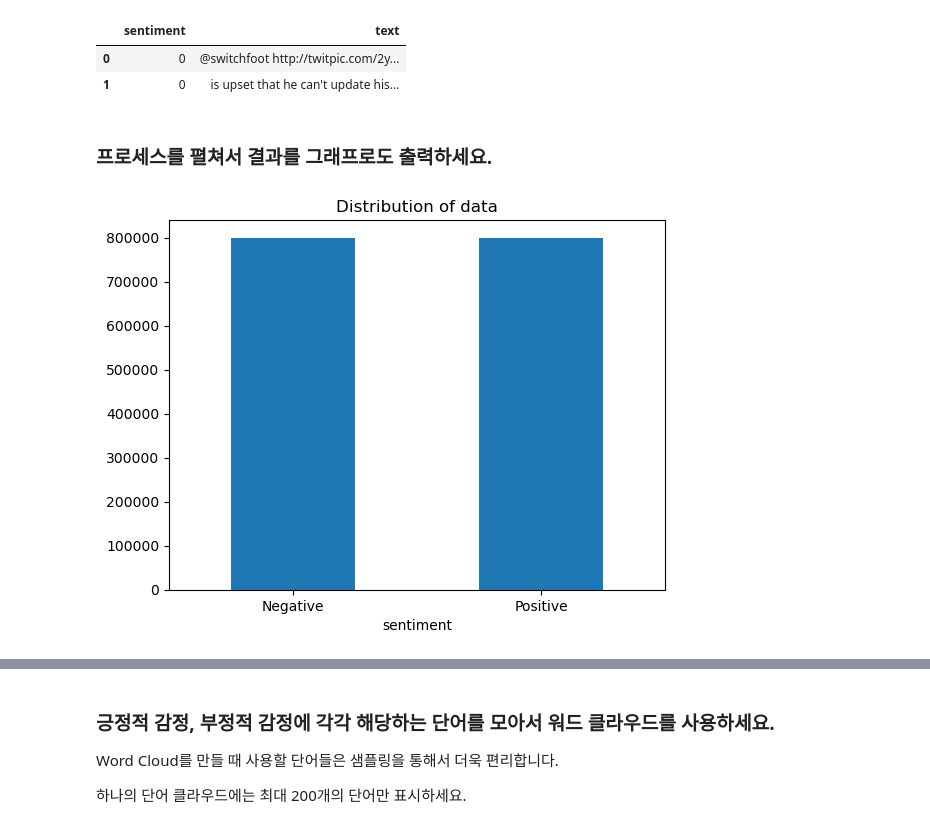
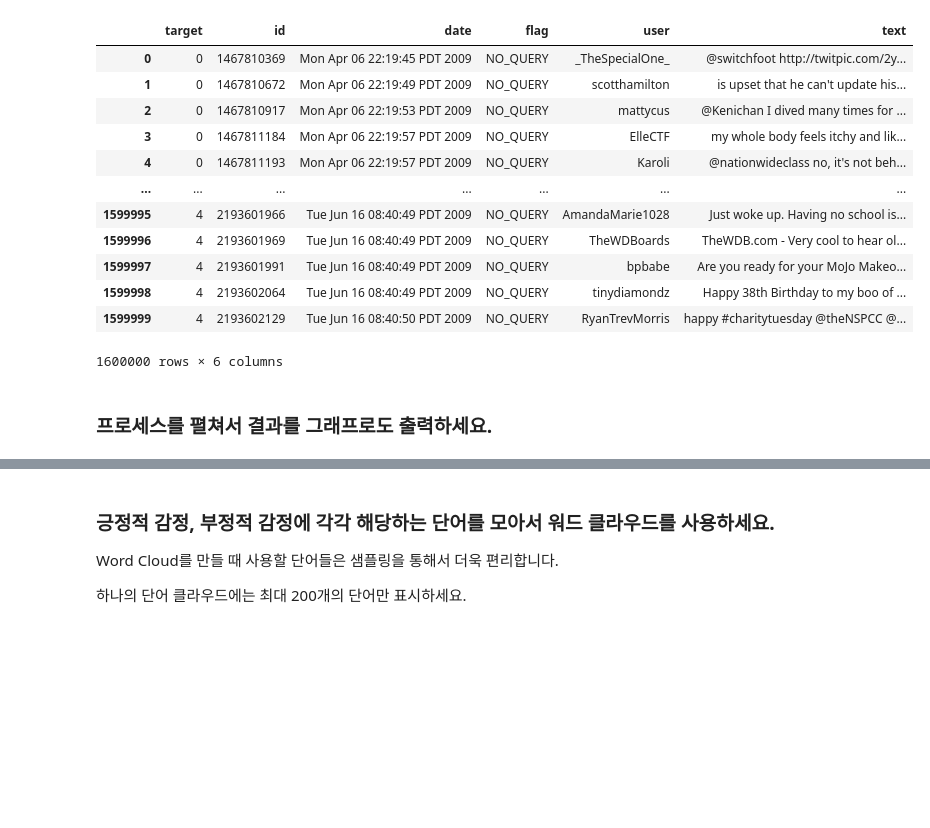
Before and after one commit to ssangmin-junior/softeer_wiki, a Jupyter notebook: missions/w2/m5/w2m5_sentiment.ipynb, the cells around one changed output, grey strips where cells are left out. Saved outputs shown, nothing was run; the diff lists cells and outputs as text; code cells hidden in the pictures; blank space fills up the shorter version.

```diff
--- a/missions/w2/m5/w2m5_sentiment.ipynb
+++ b/missions/w2/m5/w2m5_sentiment.ipynb
@@ -1,41 +1,46 @@
 # %%
+#!pip3 install wordcloud
+#!pip3 install nltk
 import pandas as pd
 import matplotlib.pyplot as plt
 from wordcloud import WordCloud
 import nltk
 from nltk.corpus import stopwords
 from nltk.tokenize import word_tokenize
 from collections import Counter
+import seaborn as sns
 import random
-
-#nltk.download('punkt')
-#nltk.download('stopwords')
+import re
+from tensorflow.keras.preprocessing.text import Tokenizer
 column_names = ['sentiment', 'ids', 'date','flag','user','text']  # 원하는 컬럼 이름으로 변경
 """
     target: 트윗의 감정(부정적은 0, 중립은 2, 긍정적은 1)
     ids: id
     date: (Sat May 16 23:58:44 UTC 2009)
     flag: 쿼리( lyx ). 쿼리가 없으면 이 값은 NO_QUERY (robotickilldozr)
     user:
     text:
 """
-data="/Users/admin/Documents/GitHub/softeer_wiki/missions/w2/training.1600000.processed.noemoticon.csv"
-data=pd.read_csv(data, encoding='cp1252', names=column_names)
-data = data[['sentiment','text']]
-data['sentiment'] = data['sentiment'].replace(4,1)
-data.head(2)
+data="/Users/admin/Documents/GitHub/softeer_wiki/missions/w2/m5/data.csv"
+headers = ['target','id','date','flag','user','text']
+df=pd.read_csv(data, encoding='cp1252', names = headers)
+
+#nltk.download('popular')
+#nltk.download('punkt')
+df
 # %% [output]
-|  | sentiment | text |
-| 0 | 0 | @switchfoot http://twitpic.com/2y... |
-| 1 | 0 | is upset that he can't update his... |
+|  | target | id | date | flag | user | text |
+| 0 | 0 | 1467810369 | Mon Apr 06 22:19:45 PDT 2009 | NO_QUERY | _TheSpecialOne_ | @switchfoot http://twitpic.com/2y... |
+| 1 | 0 | 1467810672 | Mon Apr 06 22:19:49 PDT 2009 | NO_QUERY | scotthamilton | is upset that he can't update his... |
+| 2 | 0 | 1467810917 | Mon Apr 06 22:19:53 PDT 2009 | NO_QUERY | mattycus | @Kenichan I dived many times for ... |
+| 3 | 0 | 1467811184 | Mon Apr 06 22:19:57 PDT 2009 | NO_QUERY | ElleCTF | my whole body feels itchy and lik... |
+| 4 | 0 | 1467811193 | Mon Apr 06 22:19:57 PDT 2009 | NO_QUERY | Karoli | @nationwideclass no, it's not beh... |
+| ... | ... | ... | ... | ... | ... | ... |
+| 1599995 | 4 | 2193601966 | Tue Jun 16 08:40:49 PDT 2009 | NO_QUERY | AmandaMarie1028 | Just woke up. Having no school is... |
+| 1599996 | 4 | 2193601969 | Tue Jun 16 08:40:49 PDT 2009 | NO_QUERY | TheWDBoards | TheWDB.com - Very cool to hear ol... |
+| 1599997 | 4 | 2193601991 | Tue Jun 16 08:40:49 PDT 2009 | NO_QUERY | bpbabe | Are you ready for your MoJo Makeo... |
+| 1599998 | 4 | 2193602064 | Tue Jun 16 08:40:49 PDT 2009 | NO_QUERY | tinydiamondz | Happy 38th Birthday to my boo of ... |
+| 1599999 | 4 | 2193602129 | Tue Jun 16 08:40:50 PDT 2009 | NO_QUERY | RyanTrevMorris | happy #charitytuesday @theNSPCC @... |
+1600000 rows × 6 columns
 # %% [markdown]
 ### 프로세스를 펼쳐서 결과를 그래프로도 출력하세요.
-# %%
-ax = data.groupby('sentiment').count().plot(kind='bar', title='Distribution of data',
-                                               legend=False)
-ax.set_xticklabels(['Negative','Positive'], rotation=0)
-
-# Storing data in lists.
-text, sentiment = list(data['text']), list(data['sentiment'])
-# %% [output]
-[figure, removed]
```
Also changed, not shown: parts of 11 cells of this notebook, 1 other file.
